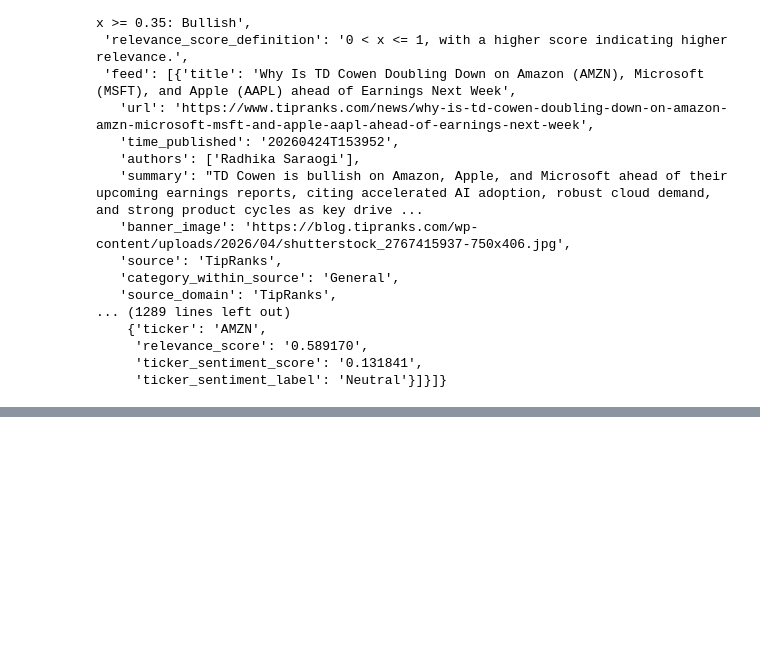
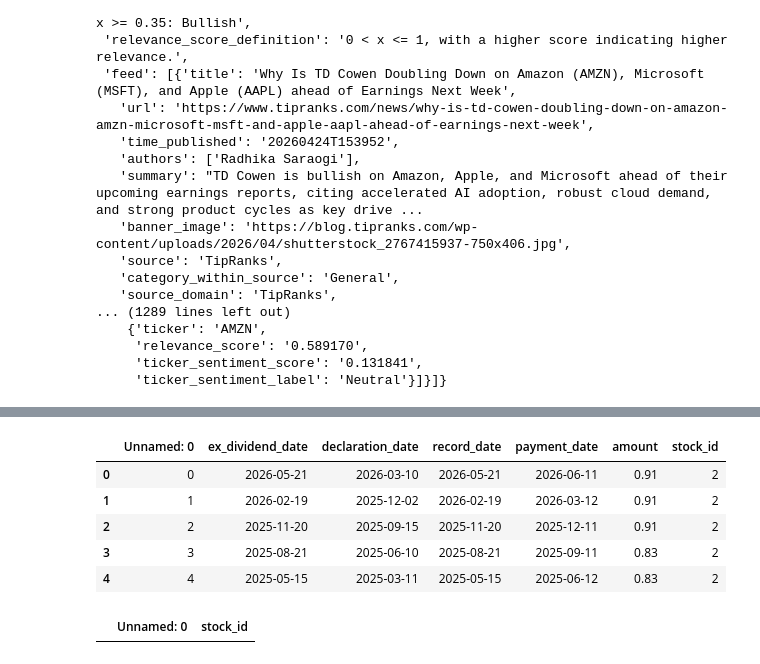
Before and after one commit to kumarbyes/project_stock_analysis, a Jupyter notebook: alpha_vantage_api/querying_alpha_vantage.ipynb, the cells around one changed output, grey strips where cells are left out. Cells and saved outputs as stored; diff of their text form; code cells hidden in the pictures; blank space fills up the shorter version.

```diff
--- a/alpha_vantage_api/querying_alpha_vantage.ipynb
+++ b/alpha_vantage_api/querying_alpha_vantage.ipynb
@@ -241,0 +340,17 @@ df.to_csv('../stock_db/data/overview.csv',index=False)
+# %%
+df2 = pd.read_csv('./stocks/MSFT/DIVIDENDS.csv')
+df2["stock_id"] = 2
+df2.head()
+# %% [output]
+|  | Unnamed: 0 | ex_dividend_date | declaration_date | record_date | payment_date | amount | stock_id |
+| 0 | 0 | 2026-05-21 | 2026-03-10 | 2026-05-21 | 2026-06-11 | 0.91 | 2 |
+| 1 | 1 | 2026-02-19 | 2025-12-02 | 2026-02-19 | 2026-03-12 | 0.91 | 2 |
+| 2 | 2 | 2025-11-20 | 2025-09-15 | 2025-11-20 | 2025-12-11 | 0.91 | 2 |
+| 3 | 3 | 2025-08-21 | 2025-06-10 | 2025-08-21 | 2025-09-11 | 0.83 | 2 |
+| 4 | 4 | 2025-05-15 | 2025-03-11 | 2025-05-15 | 2025-06-12 | 0.83 | 2 |
+# %%
+df3 = pd.read_csv('./stocks/TSLA/DIVIDENDS.csv')
+df3["stock_id"] = 3
+df3.head()
+# %% [output]
+|  | Unnamed: 0 | stock_id |
```
Also changed, not shown: parts of 64 cells of this notebook, 1 other file.
